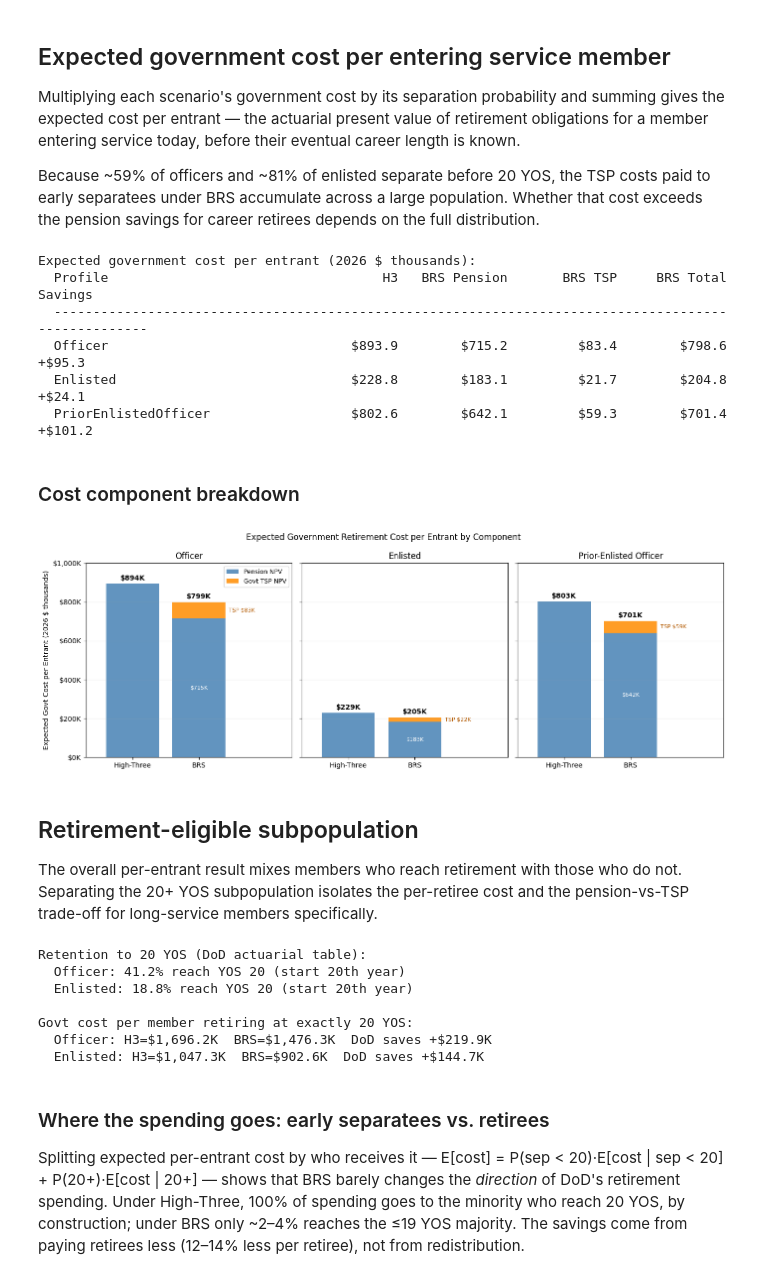
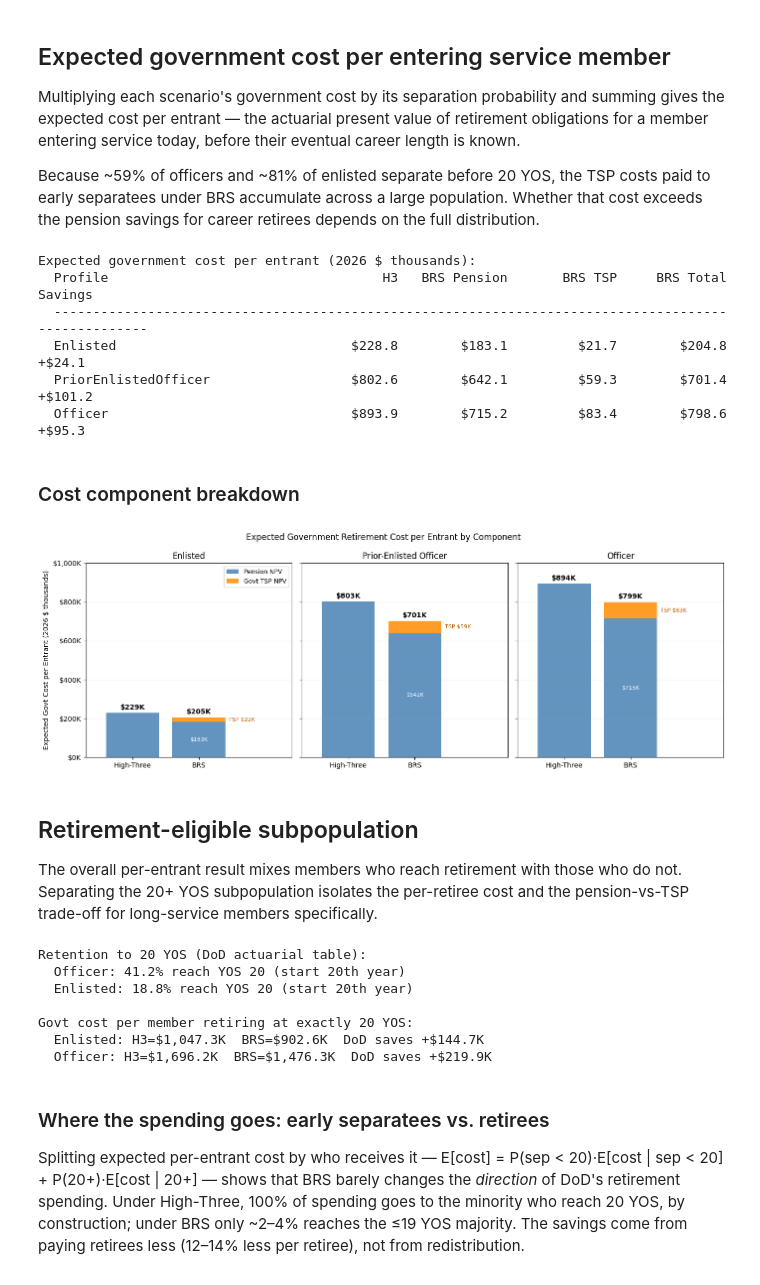
Before and after one commit to sgelety/military-retirement-monte-carlo, a Jupyter notebook: notebooks/04_government_fiscal.ipynb, the cells around one changed output. Saved outputs shown, nothing was run; the diff lists cells and outputs as text; code cells hidden in the pictures.

```diff
--- a/notebooks/04_government_fiscal.ipynb
+++ b/notebooks/04_government_fiscal.ipynb
@@ -62,6 +62,11 @@ PAY_GROWTH = 0.0275       # pay raises track COLA (matches 03a)
 
 # Approximate annual active-component accessions.
 # Source: DoD FY2024 Population Representation report.
+# Display order for cross-profile tables and charts
+PROFILE_ORDER = [
+    "Enlisted", "PriorEnlistedOfficer", "Officer"
+]
+
 OFFICER_ACCESSIONS = 18_000
 ENLISTED_ACCESSIONS = 140_000
 
@@ -438,9 +443,7 @@ across a large population. Whether that cost exceeds the pension
 savings for career retirees depends on the full distribution.
 # %%
 records = []
-for profile in [
-    "Officer", "Enlisted", "PriorEnlistedOfficer"
-]:
+for profile in PROFILE_ORDER:
     w = scenario_weights[profile]
     sub = (
         fiscal[fiscal["Profile"] == profile]
@@ -499,15 +502,13 @@ for _, row in expected.iterrows():
 Expected government cost per entrant (2026 $ thousands):
   Profile                                   H3   BRS Pension       BRS TSP     BRS Total       Savings
   ----------------------------------------------------------------------------------------------------
-  Officer                               $893.9        $715.2         $83.4        $798.6        +$95.3
   Enlisted                              $228.8        $183.1         $21.7        $204.8        +$24.1
   PriorEnlistedOfficer                  $802.6        $642.1         $59.3        $701.4       +$101.2
+  Officer                               $893.9        $715.2         $83.4        $798.6        +$95.3
 # %% [markdown]
 ### Cost component breakdown
 # %%
-display_profiles = [
-    "Officer", "Enlisted", "PriorEnlistedOfficer"
-]
+display_profiles = PROFILE_ORDER
 fig, axes = plt.subplots(
     1, 3, figsize=(14, 5), sharey=True
 )
@@ -573,34 +574,34 @@ for ax, profile in zip(axes, display_profiles):
         va="center",
         fontsize=8,
         color="#B35900",
     )
 
     ax.set_xlim(-0.7, 2.4)
     ax.set_xticks(x)
     ax.set_xticklabels(systems)
     ax.set_title(profile_labels[profile])
     ax.yaxis.set_major_formatter(
         mticker.FuncFormatter(
             lambda v, _: f"${v:,.0f}K"
         )
     )
     ax.grid(axis="y", alpha=0.3)
 
 ymax = expected["H3_Expected"].max() / 1000
 axes[0].set_ylim(0, ymax * 1.12)
 axes[0].legend(fontsize=9, loc="upper right")
 axes[0].set_ylabel(
     "Expected Govt Cost per Entrant (2026 $ thousands)"
 )
 fig.suptitle(
     "Expected Government Retirement Cost per Entrant"
     " by Component",
     fontsize=12,
 )
 plt.tight_layout()
 plt.show()
 # %% [output]
-[figure, old version]
+[figure, new version]
 # %% [markdown]
 ## Retirement-eligible subpopulation
 
@@ -631,7 +632,7 @@ print()
 print(
     "Govt cost per member retiring at exactly 20 YOS:"
 )
-for profile in ["Officer", "Enlisted"]:
+for profile in ["Enlisted", "Officer"]:
     row = fiscal[
         (fiscal["Profile"] == profile)
         & (fiscal["SepYOS"] == 20)
@@ -650,8 +651,8 @@ Retention to 20 YOS (DoD actuarial table):
   Enlisted: 18.8% reach YOS 20 (start 20th year)
 
 Govt cost per member retiring at exactly 20 YOS:
+  Enlisted: H3=$1,047.3K  BRS=$902.6K  DoD saves +$144.7K
   Officer: H3=$1,696.2K  BRS=$1,476.3K  DoD saves +$219.9K
-  Enlisted: H3=$1,047.3K  BRS=$902.6K  DoD saves +$144.7K
 # %% [markdown]
 ### Where the spending goes: early separatees vs. retirees
 
```
Also changed, not shown: parts of 12 cells of this notebook, 6 other files.
